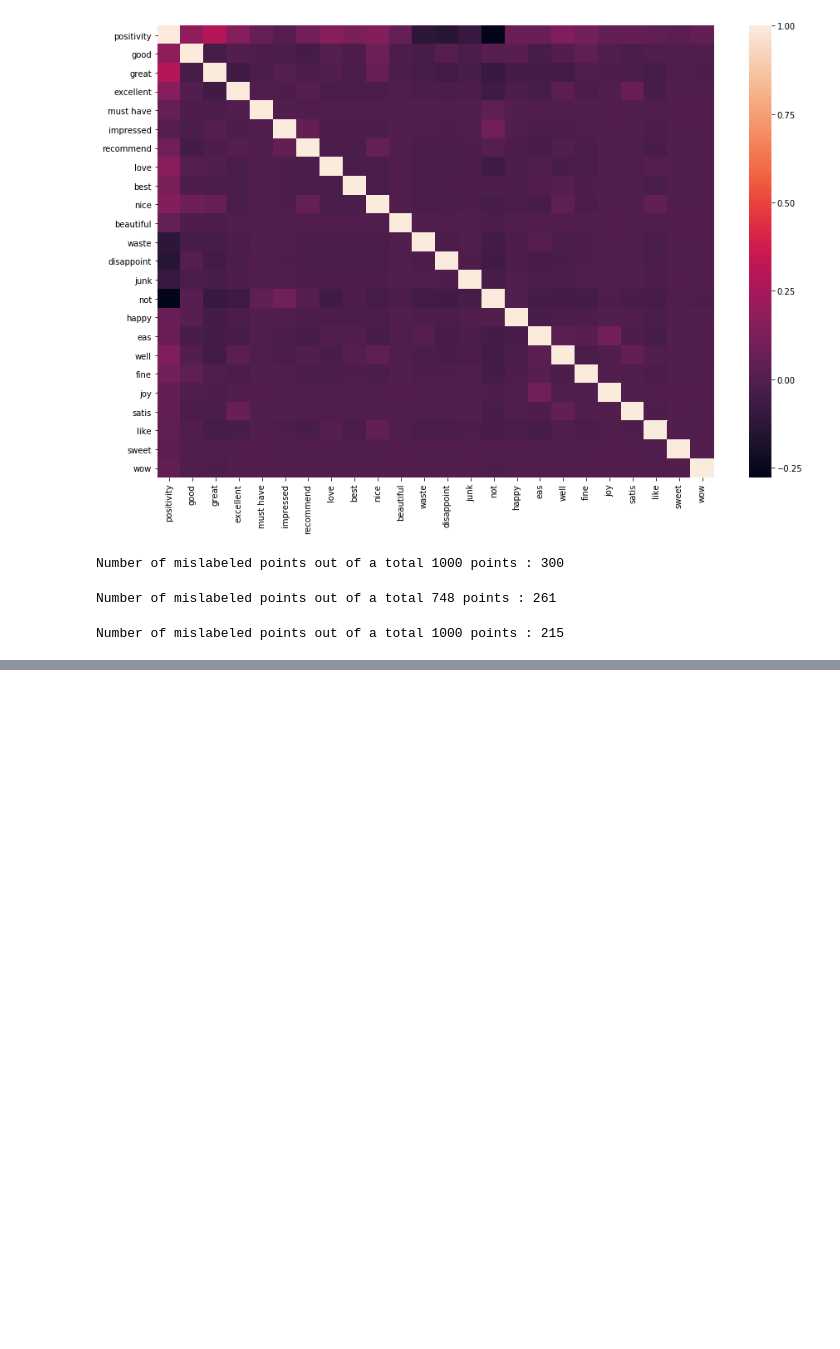
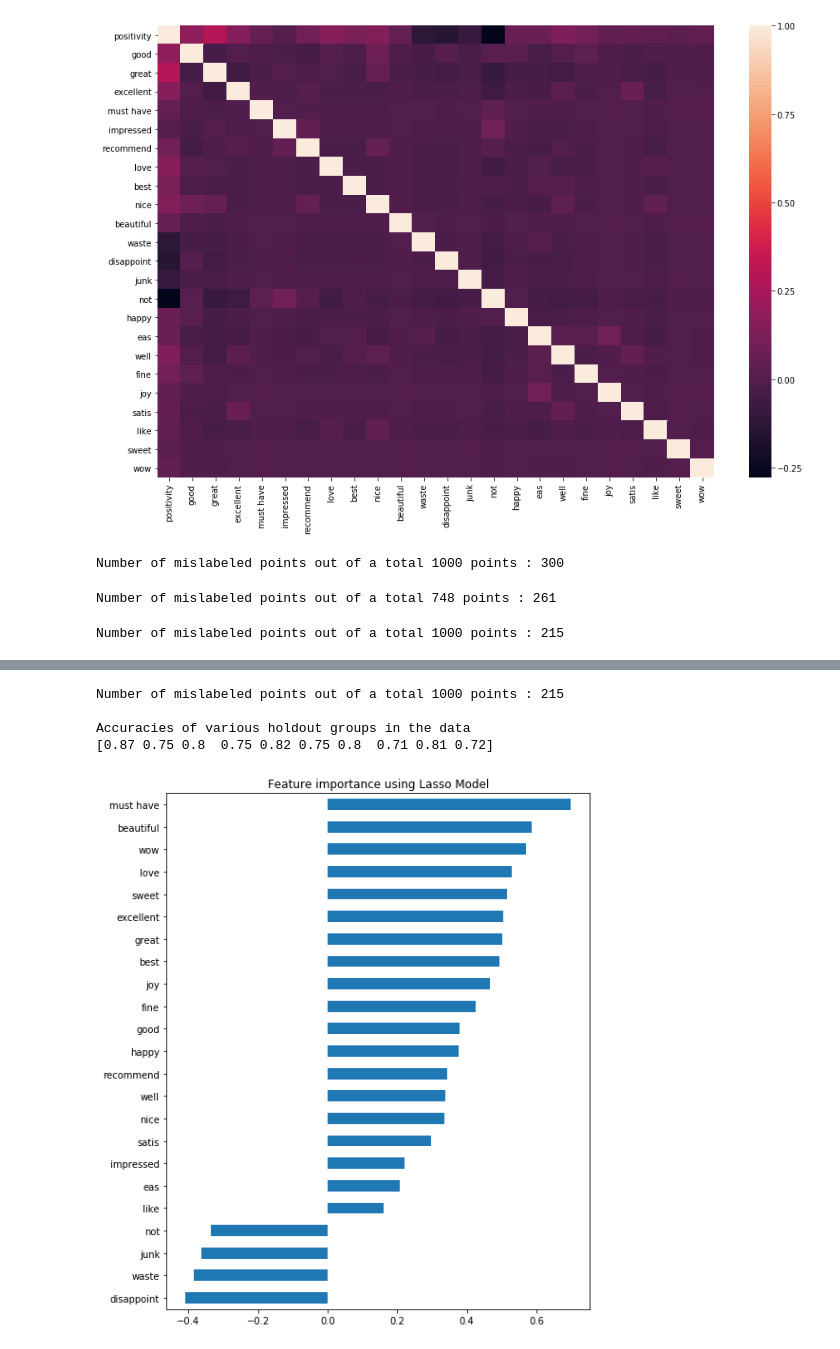
Before and after one commit to JohnVillanueva/Thinkful, a Jupyter notebook: BC Unit 2/Feedback Analysis Drill.ipynb, the cells around one changed output, grey strips where cells are left out. Drawn from its saved outputs; the diff is of its cells as text; code cells hidden in the pictures; blank space fills up the shorter version.

```diff
--- a/BC Unit 2/Feedback Analysis Drill.ipynb
+++ b/BC Unit 2/Feedback Analysis Drill.ipynb
@@ -108,0 +111,19 @@ Number of mislabeled points out of a total 1000 points : 215
+# %%
+#Drill from Unit 2 Lesson 3.3: Cross Validation
+# Implement your own cross validation with your spam model.
+cross_val_scores = []
+folds = 10
+index = round(len(data)/folds)
+for i in range(folds):
+    X_train = data[index*(i):index*(i+1)]
+    y_train = target[index*(i):index*(i+1)]
+
+    mask = np.ones(len(data), np.bool)
+    mask[index*(i):index*(i+1)] = 0
+
+    X_test = data[mask]
+    y_test = target[mask]
+
+    score = bnb.fit(X_train, y_train).score(X_test, y_test)
+    cross_val_scores.append(score)
+cross_val_scores
@@ -108,0 +181,11 @@ Number of mislabeled points out of a total 1000 points : 215
+# %%
+keys = ['good','great','excellent','must have','impressed','recommend','love','best', 'nice', 'beautiful',
+        'waste','disappoint','junk','not', 'happy', 'eas', 'well','fine','joy', 'satis', 'like', 'sweet', 'wow']
+
+RevClassEvalIter(amz_path, keys=keys)
+# %% [output]
+Number of mislabeled points out of a total 1000 points : 215
+
+Accuracies of various holdout groups in the data
+[0.87 0.75 0.8  0.75 0.82 0.75 0.8  0.71 0.81 0.72]
+[figure, added]
```
Also changed, not shown: parts of 19 cells of this notebook.
